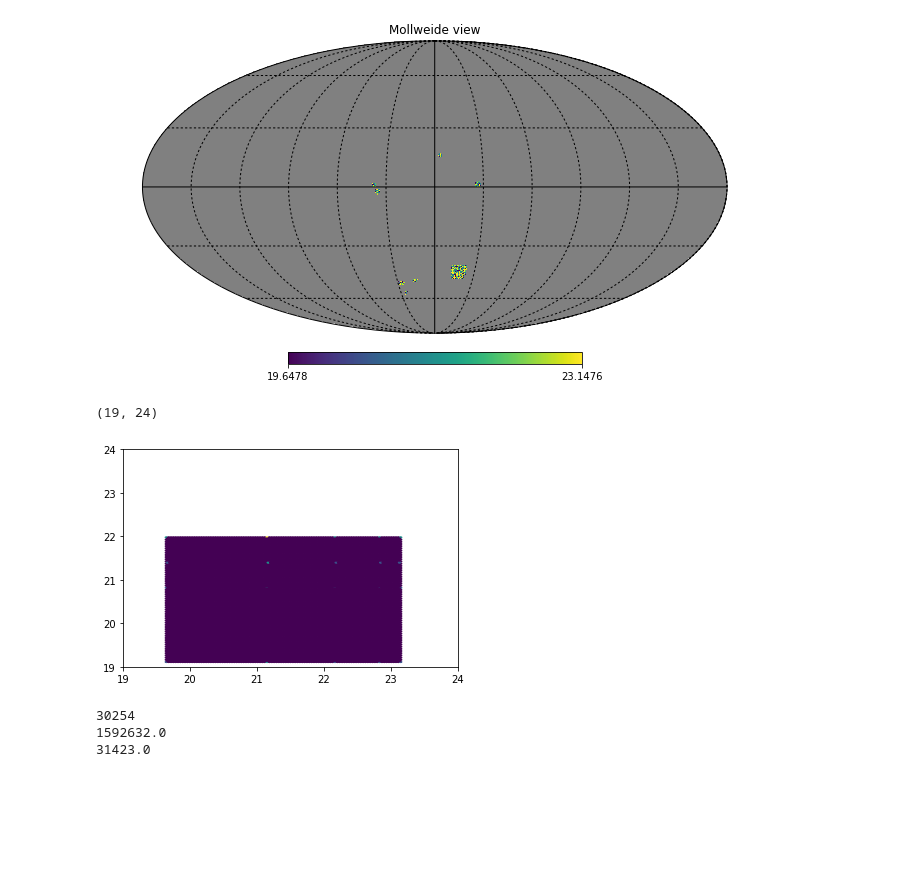
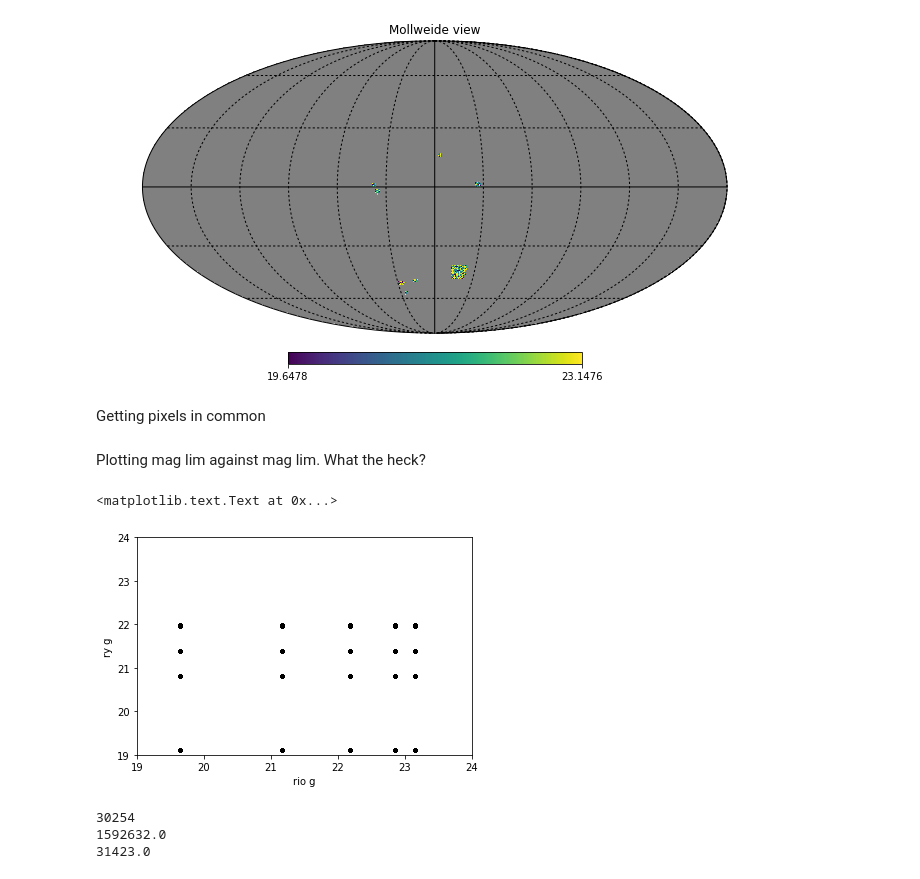
Before and after one commit to ricardogando/depth, a Jupyter notebook: y3_coarse_validation.ipynb, the cells around one changed output. Saved outputs shown, nothing was run; the diff lists cells and outputs as text; code cells hidden in the pictures; blank space fills up the shorter version.

```diff
--- a/y3_coarse_validation.ipynb
+++ b/y3_coarse_validation.ipynb
@@ -118,6 +108,8 @@ hp.graticule()
 The interval between parallels is 30 deg -0.00'.
 The interval between meridians is 30 deg -0.00'.
 [figure]
+# %% [markdown]
+Getting pixels in common
 # %%
 ryhpix = np.zeros(hp.nside2npix(1024))
 ryhpix[m['HPIX']] = 1
@@ -125,13 +117,17 @@ riohpix = np.zeros(hp.nside2npix(1024))
 riohpix[hp.nest2ring(1024, riom['HPIX'])] = 1
 # %%
 mask = (ryhpix == 1)*(riohpix == 1)
+# %% [markdown]
+Plotting mag lim against mag lim. What the heck?
 # %%
-plt.hexbin(riog[mask], g[mask])
+plt.plot(riog[mask], g[mask], 'k.', alpha=0.1)
 plt.xlim(19, 24)
 plt.ylim(19, 24)
+plt.xlabel('rio g')
+plt.ylabel('ry g')
 # %% [output]
-(19, 24)
+<matplotlib.text.Text at 0x...>
-[figure, old version]
+[figure, new version]
 # %%
 print np.sum(mask)
 print np.sum(ryhpix)
```
Also changed, not shown: parts of 9 cells of this notebook.
